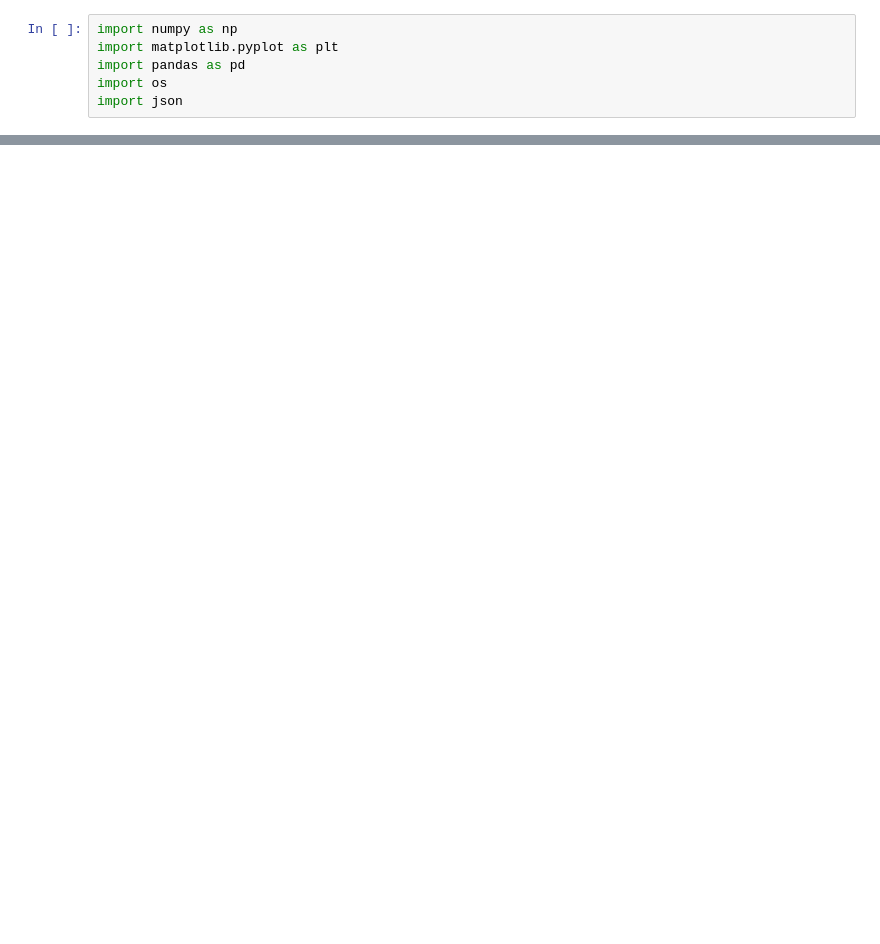
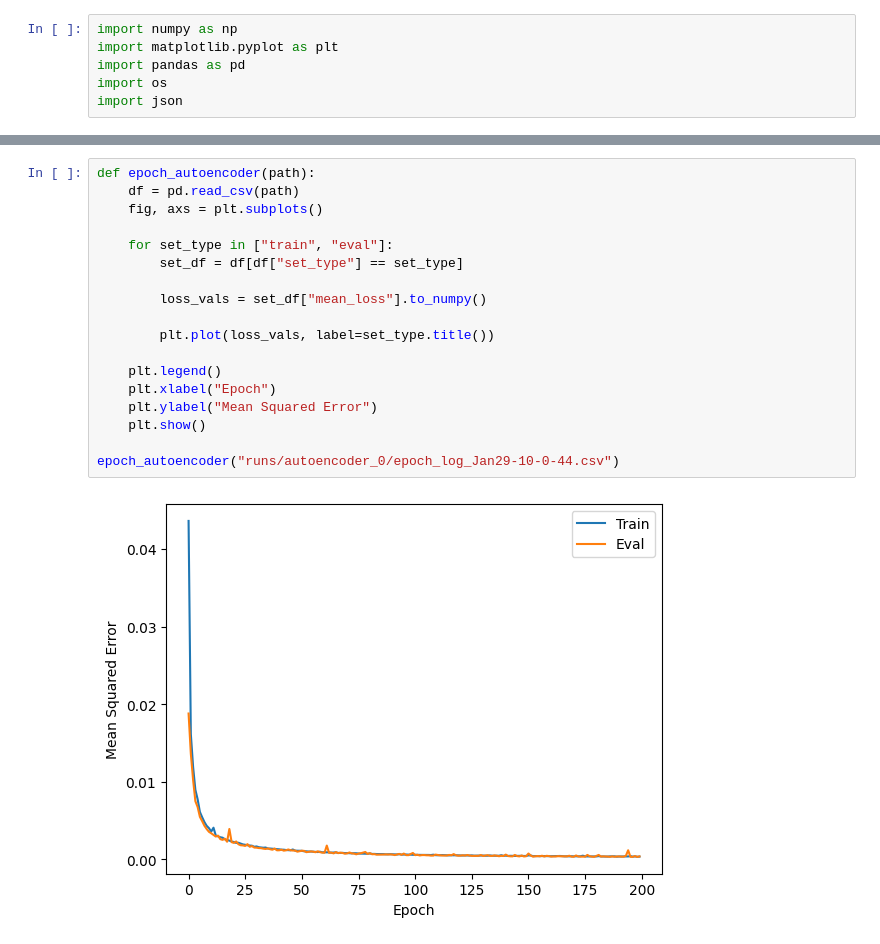
Before and after one commit to NikolaiHerrmann/deep-dating, a Jupyter notebook: src/graph_eval.ipynb, the cells around one changed output, grey strips where cells are left out. Saved outputs shown, nothing was run; the diff lists cells and outputs as text; blank space fills up the shorter version.

```diff
--- a/src/graph_eval.ipynb
+++ b/src/graph_eval.ipynb
@@ -64,0 +73,20 @@ epoch_plot("runs/Feb2-13-25-10/")
+# %%
+def epoch_autoencoder(path):
+    df = pd.read_csv(path)
+    fig, axs = plt.subplots()
+
+    for set_type in ["train", "eval"]:
+        set_df = df[df["set_type"] == set_type]
+
+        loss_vals = set_df["mean_loss"].to_numpy()
+
+        plt.plot(loss_vals, label=set_type.title())
+
+    plt.legend()
+    plt.xlabel("Epoch")
+    plt.ylabel("Mean Squared Error")
+    plt.show()
+
+epoch_autoencoder("runs/autoencoder_0/epoch_log_Jan29-10-0-44.csv")
+# %% [output]
+[figure, added]
```
Also changed, not shown: parts of 1 cell of this notebook, 7 other files.
